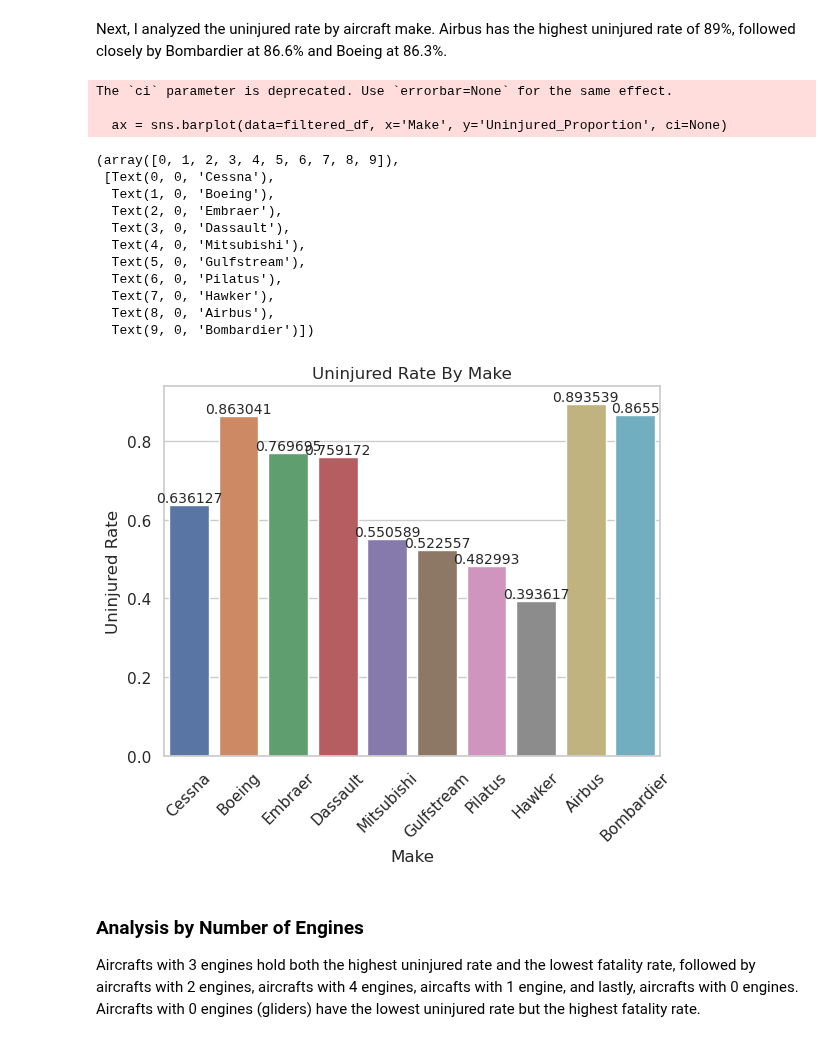
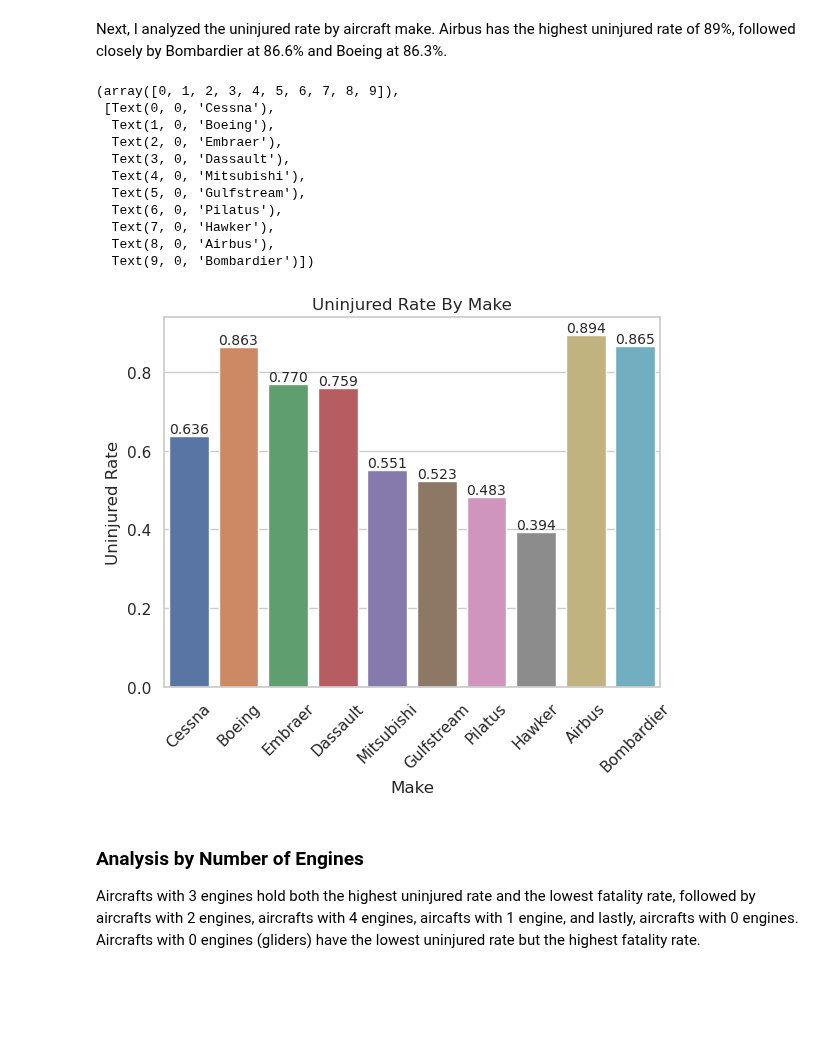
Before and after one commit to kev065/aviation-accidents, a Jupyter notebook: index.ipynb, the cells around one changed output. Cells and saved outputs as stored; diff of their text form; code cells hidden in the pictures; blank space fills up the shorter version.

Commit message:
Limit bar label precision to 3 decimal places
- Modify the seaborn barplot to limit the precision of the labels on top of each bar to 3 decimal places.
- This is achieved by defining a custom formatter function that is used in the bar_label method.
- This change improves the readability of the plot by reducing the number of digits in the labels.

```diff
--- a/index.ipynb
+++ b/index.ipynb
@@ -340,28 +340,33 @@ plt.xticks(rotation=45)
 # %% [markdown]
 Next, I analyzed the uninjured rate by aircraft make. Airbus has the highest uninjured rate of 89%, followed closely by Bombardier at 86.6% and Boeing at 86.3%.
 # %%
-# Create bar plot
-ax = sns.barplot(data=filtered_df, x='Make', y='Uninjured_Proportion', ci=None)
-ax.bar_label(ax.containers[0], fontsize=10);
-ax.set(xlabel='Make', ylabel='Uninjured Rate', title='Uninjured Rate By Make');
+# Creates bar plot
+ax = sns.barplot(data=filtered_df, x='Make', y='Uninjured_Proportion', errorbar=None)
+
+# Defines a custom formatter function. This helps to limit the labels on top of the bars to 3 decimal places
+def format_func(value, tick_number=None):
+    return f'{value:.3f}'
+
+# Uses the custom formatter function in bar_label
+ax.bar_label(ax.containers[0], fontsize=10, fmt=format_func)
+
+ax.set(xlabel='Make', ylabel='Uninjured Rate', title='Uninjured Rate By Make')
+
 # Rotate x-axis labels
 plt.xticks(rotation=45)
 # %% [output]
-The `ci` parameter is deprecated. Use `errorbar=None` for the same effect.
-
-  ax = sns.barplot(data=filtered_df, x='Make', y='Uninjured_Proportion', ci=None)
+(array([0, 1, 2, 3, 4, 5, 6, 7, 8, 9]),
+ [Text(0, 0, 'Cessna'),
+  Text(1, 0, 'Boeing'),
+  Text(2, 0, 'Embraer'),
+  Text(3, 0, 'Dassault'),
+  Text(4, 0, 'Mitsubishi'),
+  Text(5, 0, 'Gulfstream'),
+  Text(6, 0, 'Pilatus'),
+  Text(7, 0, 'Hawker'),
+  Text(8, 0, 'Airbus'),
+  Text(9, 0, 'Bombardier')])
-(array([0, 1, 2, 3, 4, 5, 6, 7, 8, 9]),
- [Text(0, 0, 'Cessna'),
-  Text(1, 0, 'Boeing'),
-  Text(2, 0, 'Embraer'),
-  Text(3, 0, 'Dassault'),
-  Text(4, 0, 'Mitsubishi'),
-  Text(5, 0, 'Gulfstream'),
-  Text(6, 0, 'Pilatus'),
-  Text(7, 0, 'Hawker'),
-  Text(8, 0, 'Airbus'),
-  Text(9, 0, 'Bombardier')])
-[figure, old version]
+[figure, new version]
 # %% [markdown]
 ### Analysis by Number of Engines
 Aircrafts with 3 engines hold both the highest uninjured rate and the lowest fatality rate, followed by aircrafts with 2 engines, aircrafts with 4 engines, aircafts with 1 engine, and lastly, aircrafts with 0 engines. Aircrafts with 0 engines (gliders) have the lowest uninjured rate but the highest fatality rate.
```
